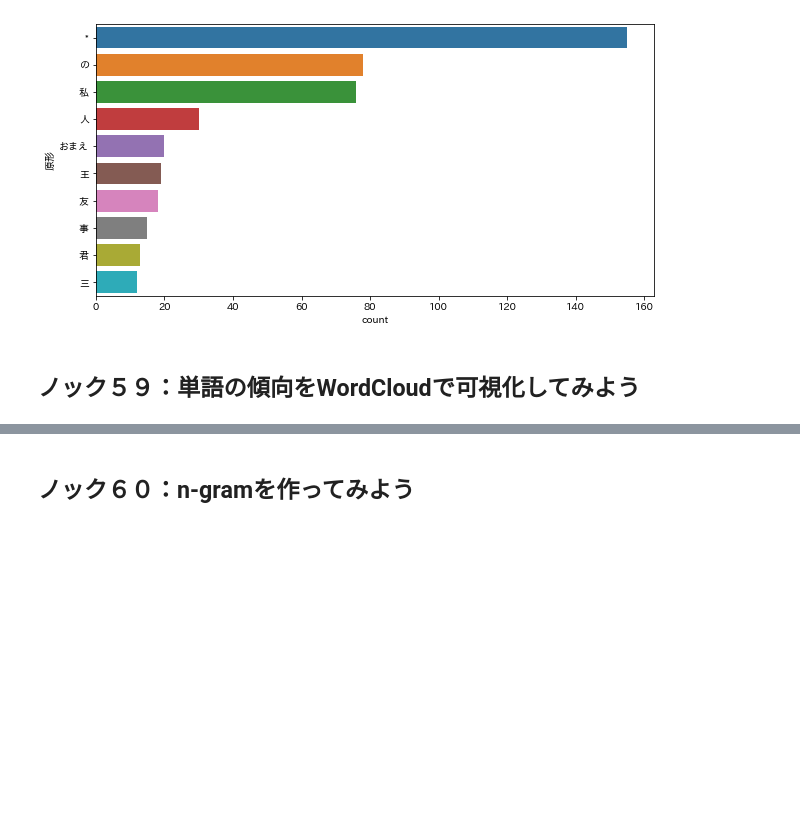
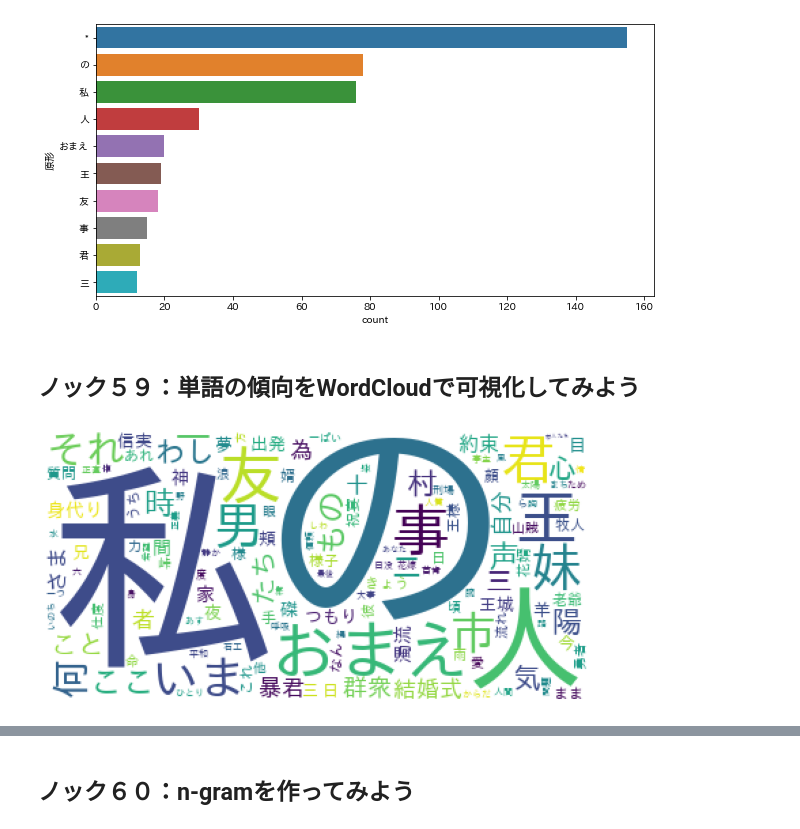
Before and after one commit to winuim/python-process-visualization-100, a Jupyter notebook: chapter-4/src/chapter-4.ipynb, the cells around one changed output, grey strips where cells are left out. Drawn from its saved outputs; the diff is of its cells as text; code cells hidden in the pictures; blank space fills up the shorter version.

Commit message:
ノック５９：単語の傾向をWordCloudで可視化してみよう

```diff
--- a/chapter-4/src/chapter-4.ipynb
+++ b/chapter-4/src/chapter-4.ipynb
@@ -339,3 +340,16 @@ sns.barplot(x=count["count"], y=count["原形"])
 [figure]
 # %% [markdown]
 ## ノック５９：単語の傾向をWordCloudで可視化してみよう
+# %%
+from wordcloud import WordCloud
+import matplotlib.pyplot as plt
+import japanize_matplotlib
+font_path = "~/Library/Fonts/ipaexg.ttf"
+cloud = WordCloud(background_color="white", font_path=font_path).generate(" ".join(noun["原形"].values))
+plt.figure(figsize=(10,5))
+plt.imshow(cloud)
+plt.axis("off")
+plt.savefig("../data/wc_noun_base_2.png")
+plt.show()
+# %% [output]
+[figure, added]
```
Also changed, not shown: parts of 4 cells of this notebook.
